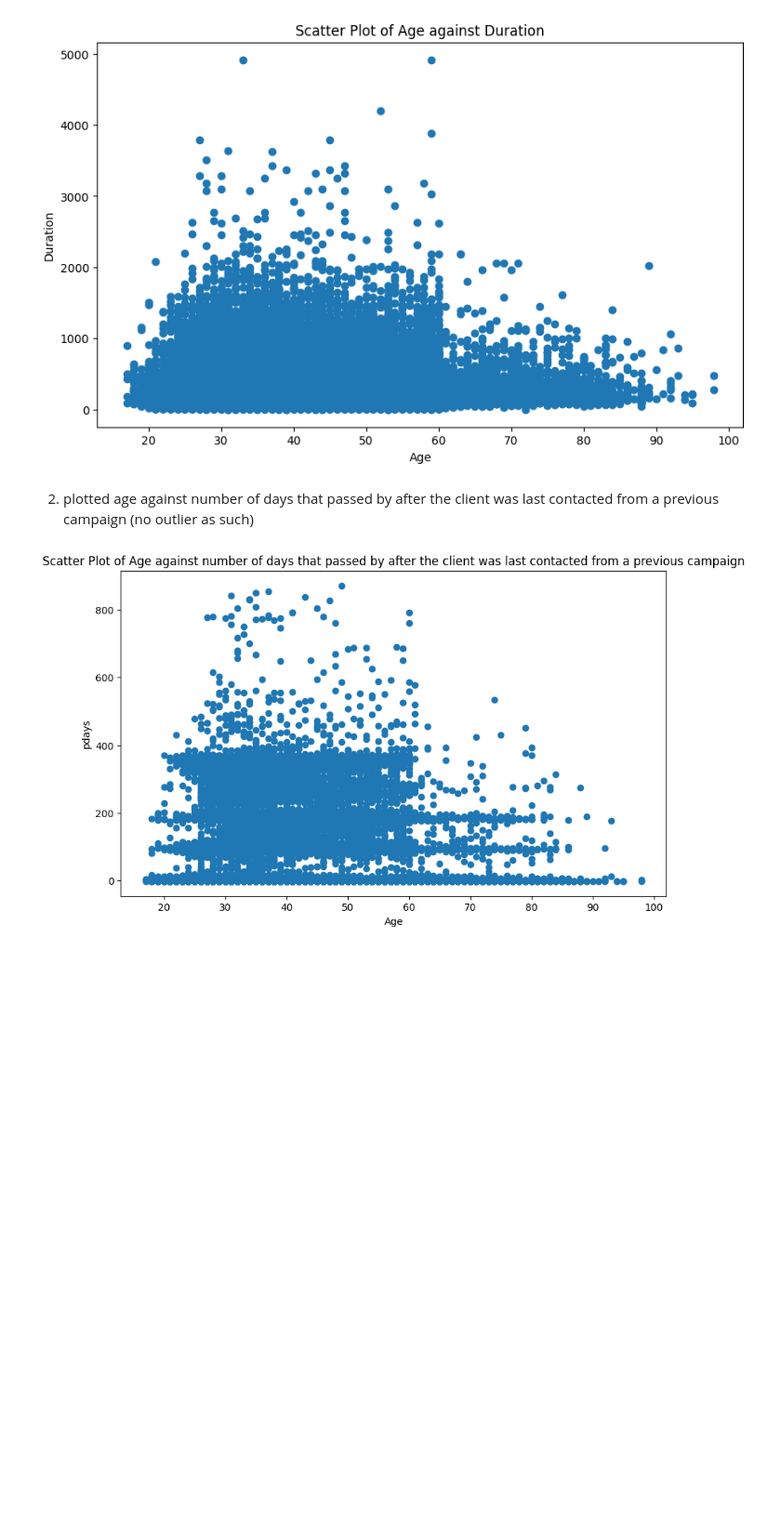
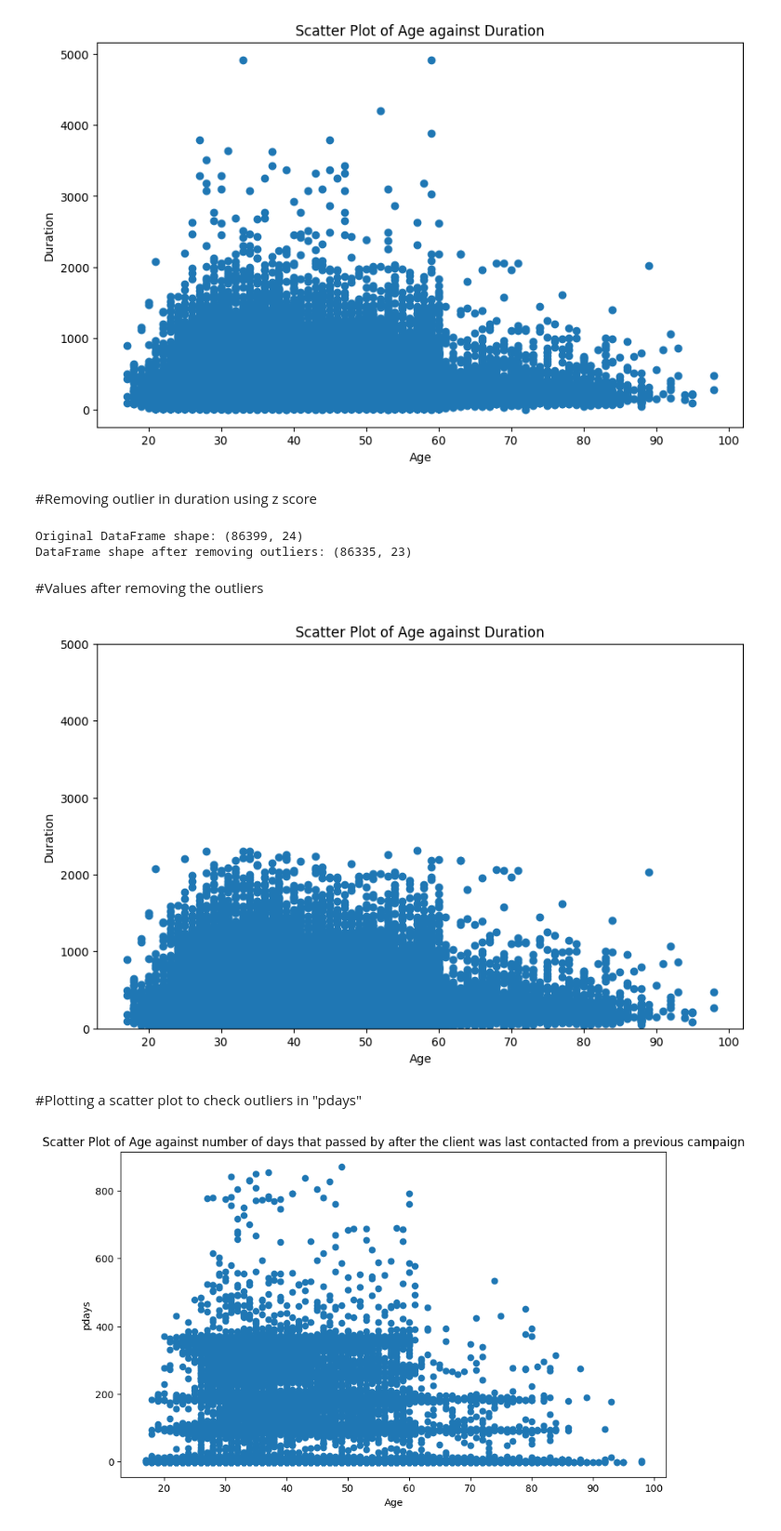
Before and after one commit to simrangawri/Banking-Data-Analysis-and-Prediction-Model, a Jupyter notebook: Banking_data_analysis_and_predictive_model.ipynb, the cells around one changed output. Shown at 93% size. Drawn from its saved outputs; the diff is of its cells as text; code cells hidden in the pictures; blank space fills up the shorter version.

```diff
--- a/Banking_data_analysis_and_predictive_model.ipynb
+++ b/Banking_data_analysis_and_predictive_model.ipynb
@@ -236,0 +136,7 @@ print(grouped_counts_contact)
+# %%
+# Replace 'nonexistent' with 'unknown' in the 'poutcome' column
+df['poutcome'] = df['poutcome'].replace('nonexistent', 'unknown')
+
+# Verify the changes
+poutcome_counts_after_replace = df['poutcome'].value_counts()
+print(poutcome_counts_after_replace)
@@ -249,5 +158,25 @@ plt.ylabel('Duration')
 plt.show()
 # %% [output]
 [figure]
-# %% [markdown]
-2) plotted age against number of days that passed by after the client was last contacted from a previous campaign (no outlier as such)
+# %% [markdown]
+#Removing outlier in duration using z score
+# %%
+from scipy.stats import zscore
+# Calculate the z-scores for the 'duration' column
+df['duration_zscore'] = zscore(df['duration'])
+
+# Define a threshold (e.g., 3) for considering a data point as an outlier
+zscore_threshold = 8
+
+# Filter out rows where the absolute z-score is greater than the threshold
+df_no_outliers = df[abs(df['duration_zscore']) <= zscore_threshold]
+
+# Drop the temporary z-score column
+df_no_outliers = df_no_outliers.drop(columns=['duration_zscore'])
+
+# Display the result
+print("Original DataFrame shape:", df.shape)
+print("DataFrame shape after removing outliers:", df_no_outliers.shape)
+# %% [output]
+Original DataFrame shape: (86399, 24)
+DataFrame shape after removing outliers: (86335, 23)
@@ -254,3 +185,21 @@ plt.show()
+# %% [markdown]
+#Values after removing the outliers
+# %%
+plt.figure(figsize=(10, 6))
+plt.scatter(df_no_outliers['age'], df_no_outliers['duration'])
+plt.title('Scatter Plot of Age against Duration')
+plt.xlabel('Age')
+plt.ylabel('Duration')
+
+# Set y-axis limits and ticks
+plt.ylim(0, 5000)
+plt.yticks(range(0, 5001, 1000))
+
+plt.show()
+# %% [output]
+[figure, added]
+# %% [markdown]
+#Plotting a scatter plot to check outliers in "pdays"
 # %%
 plt.figure(figsize=(10, 6))
 plt.scatter(df['age'], df['pdays'])
```
Also changed, not shown: parts of 65 cells of this notebook.
